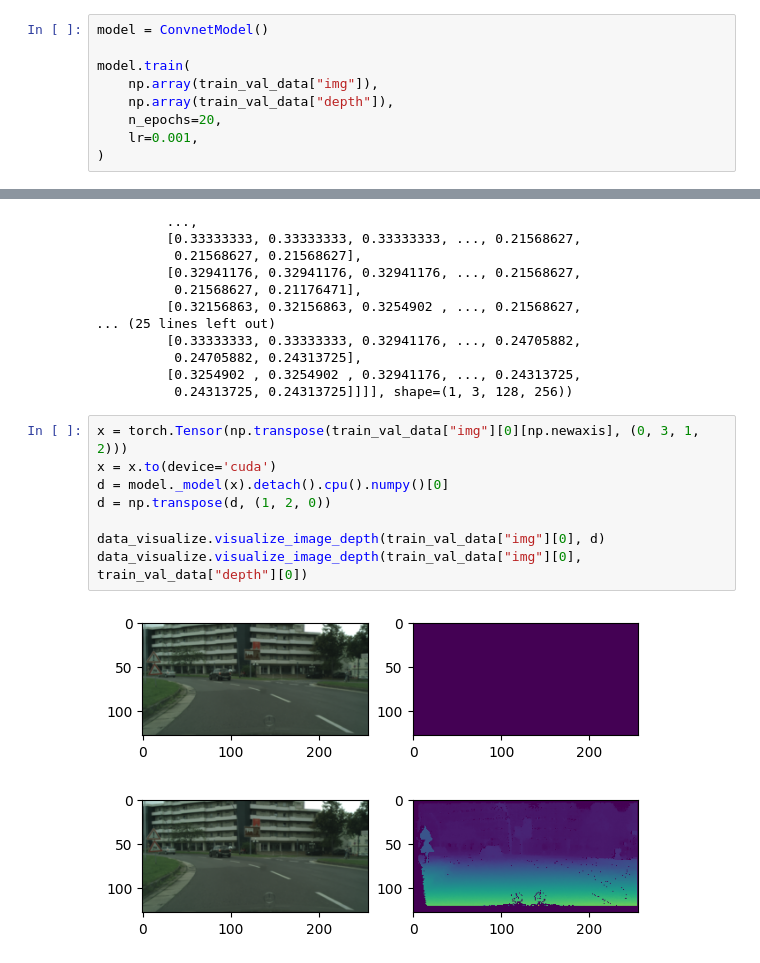
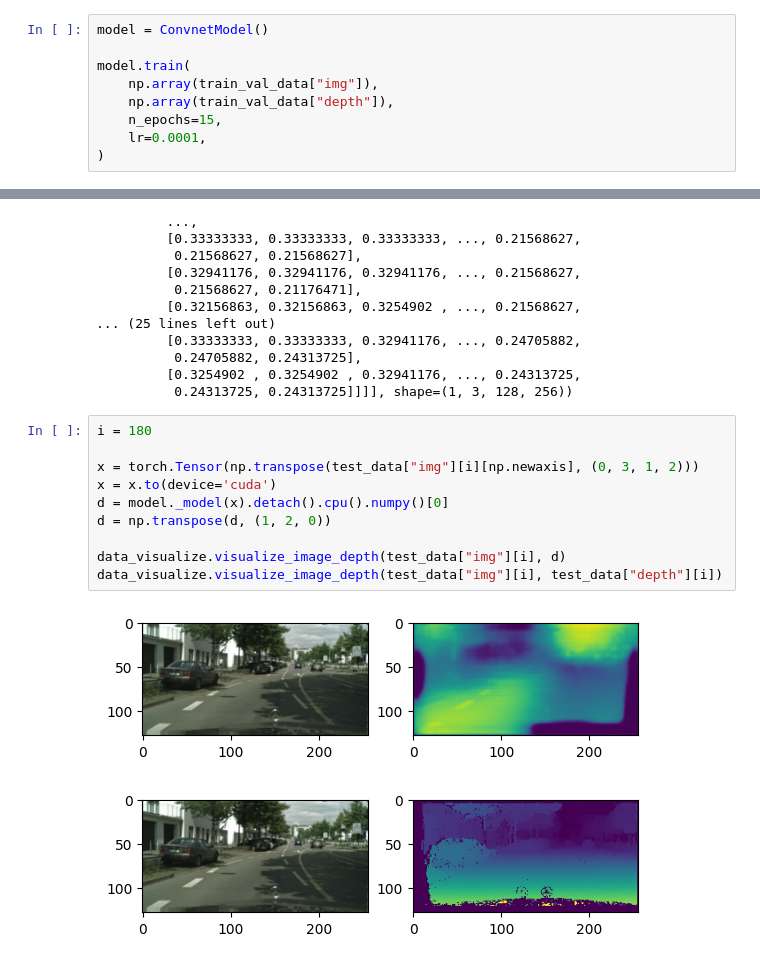
Before and after one commit to ekohachi22/MonocularDepthEstimation, a Jupyter notebook: notebooks/experiments.ipynb, the cells around one changed output, grey strips where cells are left out. Drawn from its saved outputs; the diff is of its cells as text.

```diff
--- a/notebooks/experiments.ipynb
+++ b/notebooks/experiments.ipynb
@@ -29,7 +29,7 @@ model = ConvnetModel()
 model.train(
     np.array(train_val_data["img"]),
     np.array(train_val_data["depth"]),
-    n_epochs=20,
-    lr=0.001,
+    n_epochs=15,
+    lr=0.0001,
 )
 # %% [output]
@@ -67,13 +67,15 @@ array([[[[0.68627451, 0.67058824, 0.49411765, ..., 0.17254902,
          [0.3254902 , 0.3254902 , 0.32941176, ..., 0.24313725,
           0.24313725, 0.24313725]]]], shape=(1, 3, 128, 256))
 # %%
-x = torch.Tensor(np.transpose(train_val_data["img"][0][np.newaxis], (0, 3, 1, 2)))
+i = 180
+
+x = torch.Tensor(np.transpose(test_data["img"][i][np.newaxis], (0, 3, 1, 2)))
 x = x.to(device='cuda')
 d = model._model(x).detach().cpu().numpy()[0]
 d = np.transpose(d, (1, 2, 0))
 
-data_visualize.visualize_image_depth(train_val_data["img"][0], d)
-data_visualize.visualize_image_depth(train_val_data["img"][0], train_val_data["depth"][0])
+data_visualize.visualize_image_depth(test_data["img"][i], d)
+data_visualize.visualize_image_depth(test_data["img"][i], test_data["depth"][i])
 # %% [output]
-[figure, old version]
+[figure, new version]
-[figure, old version]
+[figure, new version]
```
Also changed, not shown: parts of 1 cell of this notebook, 2 other files.
